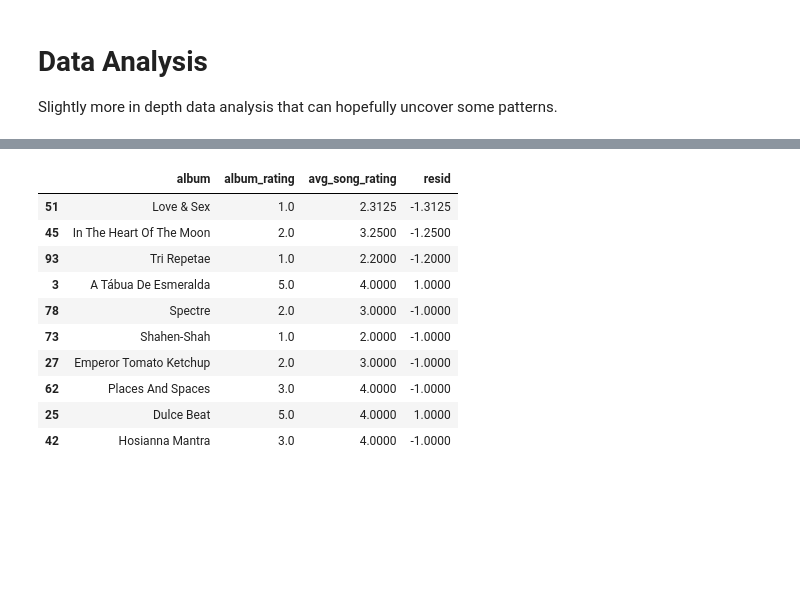
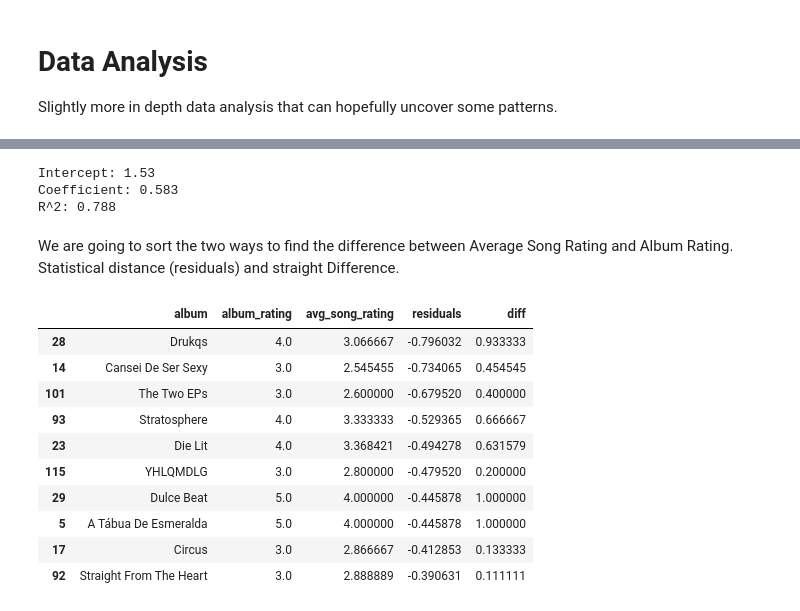
Before and after one commit to osvalentino/album_review, a Jupyter notebook: album_review.ipynb, the cells around one changed output, grey strips where cells are left out. Cells and saved outputs as stored; diff of their text form; code cells hidden in the pictures; blank space fills up the shorter version.

```diff
--- a/album_review.ipynb
+++ b/album_review.ipynb
@@ -627,15 +686,30 @@ Highest Residuals on the plot. AKA highest mismatch of song ratings to album rat
-# %%
-rating_plot['resid'] = rating_plot['album_rating'] - rating_plot['avg_song_rating']
-rating_plot.sort_values(by = 'resid', key = abs, ascending=False)[:10]
-# %% [output]
-|  | album | album_rating | avg_song_rating | resid |
-| 51 | Love & Sex | 1.0 | 2.3125 | -1.3125 |
-| 45 | In The Heart Of The Moon | 2.0 | 3.2500 | -1.2500 |
-| 93 | Tri Repetae | 1.0 | 2.2000 | -1.2000 |
-| 3 | A Tábua De Esmeralda | 5.0 | 4.0000 | 1.0000 |
-| 78 | Spectre | 2.0 | 3.0000 | -1.0000 |
-| 73 | Shahen-Shah | 1.0 | 2.0000 | -1.0000 |
-| 27 | Emperor Tomato Ketchup | 2.0 | 3.0000 | -1.0000 |
-| 62 | Places And Spaces | 3.0 | 4.0000 | -1.0000 |
-| 25 | Dulce Beat | 5.0 | 4.0000 | 1.0000 |
-| 42 | Hosianna Mantra | 3.0 | 4.0000 | -1.0000 |
+# %%
+from sklearn.linear_model import LinearRegression
+X = pd.DataFrame(ratings_table['album_rating'])
+y = ratings_table['avg_song_rating']
+lin_model = LinearRegression().fit(X, y)
+print(f'Intercept: {round(lin_model.intercept_, 3)}\nCoefficient: {round(float(lin_model.coef_), 3)}\n\
+R^2: {round(lin_model.score(X, y), 3)}')
+# %% [output]
+Intercept: 1.53
+Coefficient: 0.583
+R^2: 0.788
+# %% [markdown]
+We are going to sort the two ways to find the difference between Average Song Rating and Album Rating. Statistical distance (residuals) and straight Difference.
+# %%
+ratings_table['residuals'] = y - lin_model.predict(X)
+ratings_table['diff'] = ratings_table['album_rating'] - ratings_table['avg_song_rating']
+# Top 10 highest residuals by the linear model
+ratings_table.sort_values(by = 'residuals')[:10]
+# %% [output]
+|  | album | album_rating | avg_song_rating | residuals | diff |
+| 28 | Drukqs | 4.0 | 3.066667 | -0.796032 | 0.933333 |
+| 14 | Cansei De Ser Sexy | 3.0 | 2.545455 | -0.734065 | 0.454545 |
+| 101 | The Two EPs | 3.0 | 2.600000 | -0.679520 | 0.400000 |
+| 93 | Stratosphere | 4.0 | 3.333333 | -0.529365 | 0.666667 |
+| 23 | Die Lit | 4.0 | 3.368421 | -0.494278 | 0.631579 |
+| 115 | YHLQMDLG | 3.0 | 2.800000 | -0.479520 | 0.200000 |
+| 29 | Dulce Beat | 5.0 | 4.000000 | -0.445878 | 1.000000 |
+| 5 | A Tábua De Esmeralda | 5.0 | 4.000000 | -0.445878 | 1.000000 |
+| 17 | Circus | 3.0 | 2.866667 | -0.412853 | 0.133333 |
+| 92 | Straight From The Heart | 3.0 | 2.888889 | -0.390631 | 0.111111 |
```
Also changed, not shown: parts of 40 cells of this notebook.
